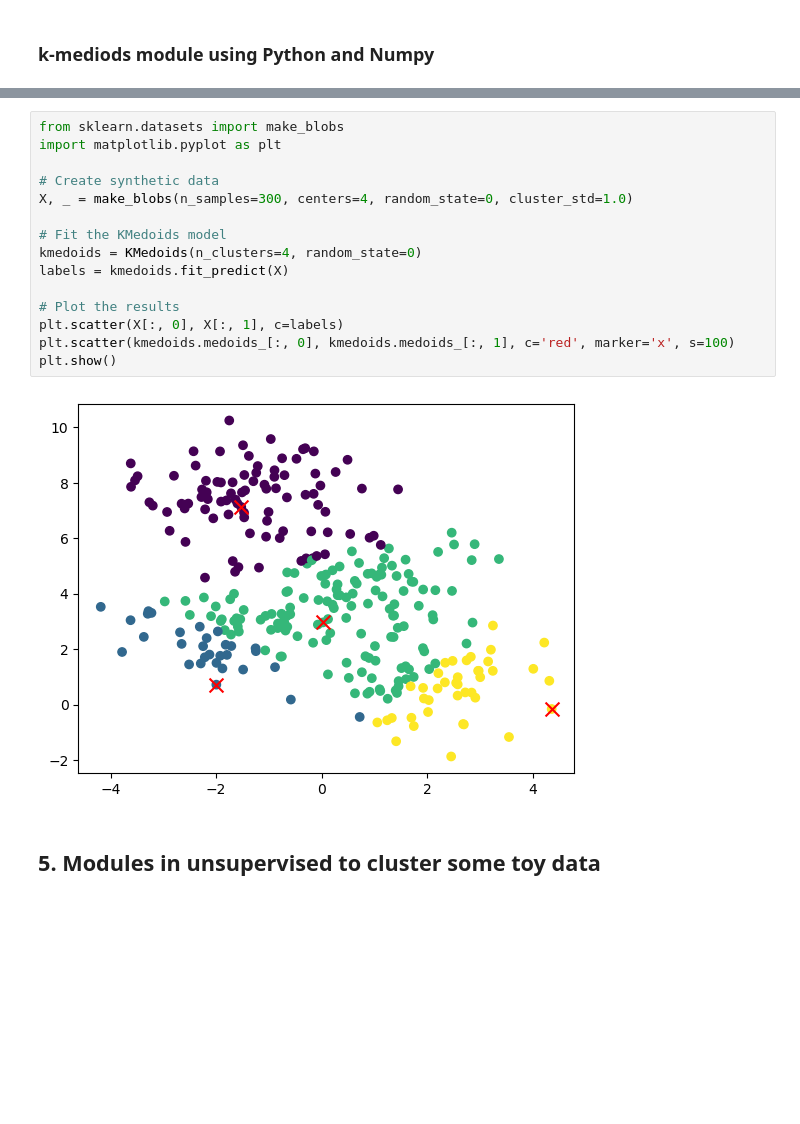
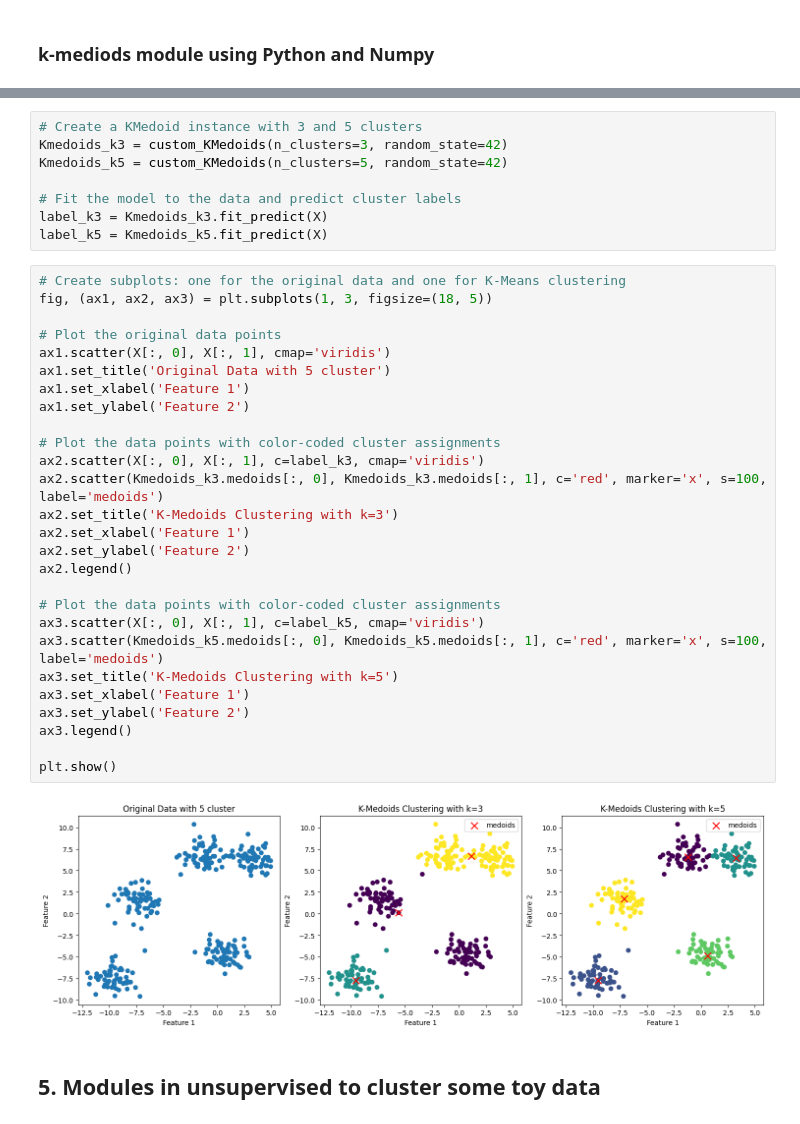
Before and after one commit to MaoRendon/MachineLearningII, a Jupyter notebook: Lab2ML2.ipynb, the cells around one changed output, grey strips where cells are left out. Drawn from its saved outputs; the diff is of its cells as text; blank space fills up the shorter version.

```diff
--- a/Lab2ML2.ipynb
+++ b/Lab2ML2.ipynb
@@ -335,20 +545,40 @@ class KMedoids(BaseEstimator, ClusterMixin):
 # %%
-from sklearn.datasets import make_blobs
-import matplotlib.pyplot as plt
+# Create a KMedoid instance with 3 and 5 clusters
+Kmedoids_k3 = custom_KMedoids(n_clusters=3, random_state=42)
+Kmedoids_k5 = custom_KMedoids(n_clusters=5, random_state=42)
 
-# Create synthetic data
-X, _ = make_blobs(n_samples=300, centers=4, random_state=0, cluster_std=1.0)
-
-# Fit the KMedoids model
-kmedoids = KMedoids(n_clusters=4, random_state=0)
-labels = kmedoids.fit_predict(X)
-
-# Plot the results
-plt.scatter(X[:, 0], X[:, 1], c=labels)
-plt.scatter(kmedoids.medoids_[:, 0], kmedoids.medoids_[:, 1], c='red', marker='x', s=100)
-plt.show()
+# Fit the model to the data and predict cluster labels
+label_k3 = Kmedoids_k3.fit_predict(X)
+label_k5 = Kmedoids_k5.fit_predict(X)
-# %% [output]
-[figure, removed]
+# %%
+# Create subplots: one for the original data and one for K-Means clustering
+fig, (ax1, ax2, ax3) = plt.subplots(1, 3, figsize=(18, 5))
+
+# Plot the original data points
+ax1.scatter(X[:, 0], X[:, 1], cmap='viridis')
+ax1.set_title('Original Data with 5 cluster')
+ax1.set_xlabel('Feature 1')
+ax1.set_ylabel('Feature 2')
+
+# Plot the data points with color-coded cluster assignments
+ax2.scatter(X[:, 0], X[:, 1], c=label_k3, cmap='viridis')
+ax2.scatter(Kmedoids_k3.medoids[:, 0], Kmedoids_k3.medoids[:, 1], c='red', marker='x', s=100, label='medoids')
+ax2.set_title('K-Medoids Clustering with k=3')
+ax2.set_xlabel('Feature 1')
+ax2.set_ylabel('Feature 2')
+ax2.legend()
+
+# Plot the data points with color-coded cluster assignments
+ax3.scatter(X[:, 0], X[:, 1], c=label_k5, cmap='viridis')
+ax3.scatter(Kmedoids_k5.medoids[:, 0], Kmedoids_k5.medoids[:, 1], c='red', marker='x', s=100, label='medoids')
+ax3.set_title('K-Medoids Clustering with k=5')
+ax3.set_xlabel('Feature 1')
+ax3.set_ylabel('Feature 2')
+ax3.legend()
+
+plt.show()
+# %% [output]
+[figure, added]
 # %% [markdown]
 ## **5. Modules in unsupervised to cluster some toy data**
 # %% [markdown]
```
Also changed, not shown: parts of 23 cells of this notebook.
